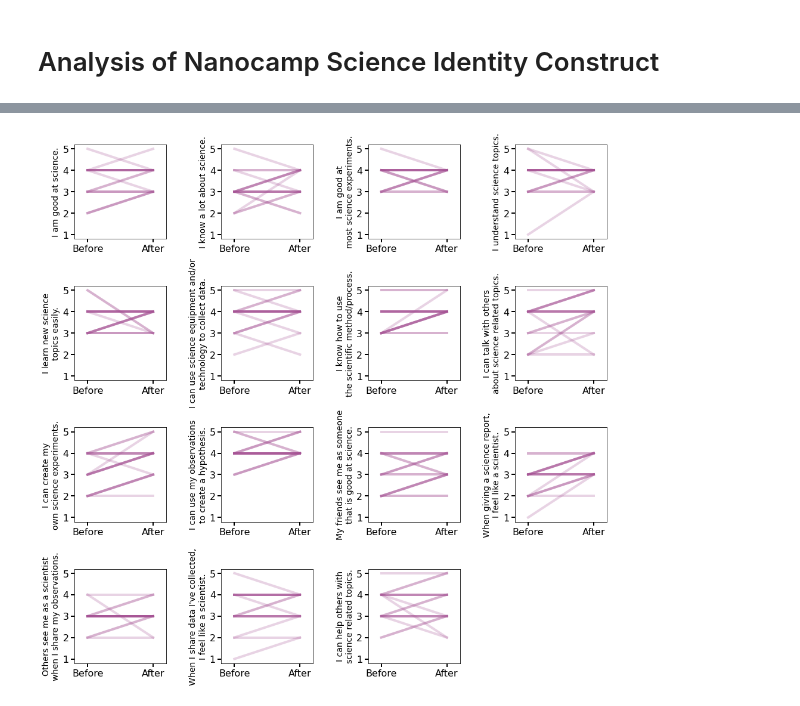
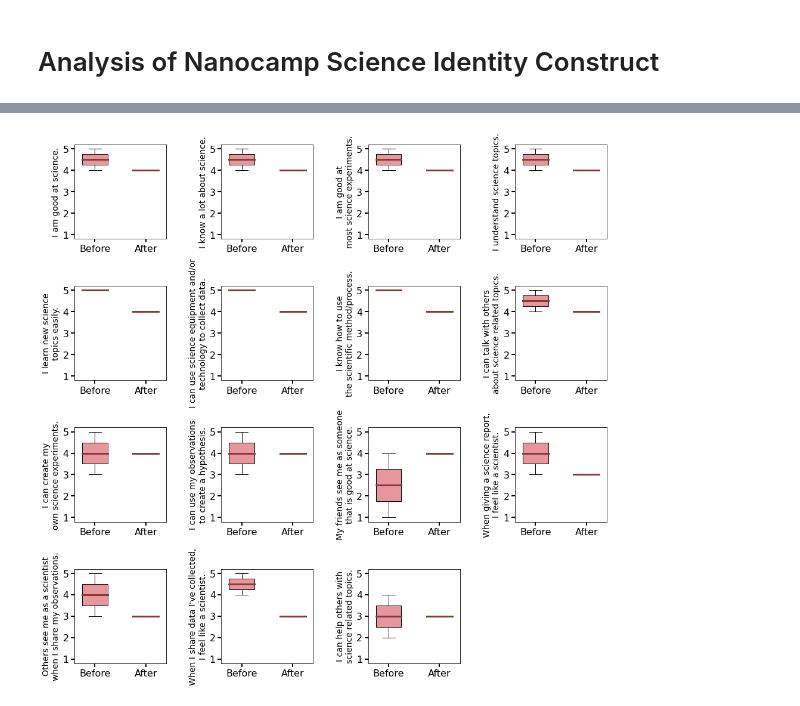
Before and after one commit to stetef/Nanocamp, a Jupyter notebook: Analysis.ipynb, the cells around one changed output, grey strips where cells are left out. Saved outputs shown, nothing was run; the diff lists cells and outputs as text; code cells hidden in the pictures.

```diff
--- a/Analysis.ipynb
+++ b/Analysis.ipynb
@@ -12,3 +14,6 @@ import re
 # %%
-df = pd.read_excel('Data/GEAR UP Nanocamp Paired Survey.xlsx')
-df.set_index('Student ID', inplace=True)
+gearup = pd.read_excel('Data/GEAR UP Nanocamp Survey.xlsx')
+gearup.set_index('Student ID', inplace=True)
+
+conted = pd.read_excel('Data/Cont Ed Nanocamp Survey.xlsx')
+conted.set_index('Student ID', inplace=True)
@@ -59,17 +42,23 @@ plt.boxplot(DATA[list(DATA.keys())[0]])
 # %%
-def plot_by_question(DATA, mode='line'):
+def plot_by_question(data_dict, mode='line', camp='gear_up'):
     ncols = 4
+    N = len(data_dict)
     nrows = N // ncols + 1
     fig, axes = plt.subplots(figsize=(ncols * 4, 4 * nrows), ncols=ncols, nrows=nrows)
     plt.subplots_adjust(wspace=0.6, hspace=0.5)
+
+    if camp == 'gearup':
+        colors = [plt.cm.tab20b(17), plt.cm.tab20b(16), plt.cm.tab20b(19)]
+    else:
+        colors = [plt.cm.tab20b(13), plt.cm.tab20b(12), plt.cm.tab20b(15)]
 
     for i in range(int(ncols * nrows)):
         row, colm = np.unravel_index(i, (nrows, ncols))
         if i >= N:
             axes[row, colm].axis('off')
         else:
-            q = list(DATA.keys())[i]
-            data = np.array(DATA[q])
+            q = list(data_dict.keys())[i]
+            data = np.array(data_dict[q])
 
             nan_indices = np.where(data == 0)
             cols = np.flip(np.sort(np.array(nan_indices).T[:, 1]))
@@ -77,13 +66,13 @@ def plot_by_question(DATA, mode='line'):
                 data = np.delete(data, col, axis=1)
 
             if mode == 'line':
-                axes[row, colm].plot(data, c=plt.cm.tab20b(17), alpha=0.25, linewidth=4)
+                axes[row, colm].plot(data, c=colors[0], alpha=0.25, linewidth=4)
                 dx = 0
                 axes[row, colm].set_xlim(dx + -0.2, dx + 1.2)
             else:
                 axes[row, colm].boxplot(data, patch_artist=True,
-                                        medianprops=dict(color=plt.cm.tab20b(16), linewidth=3),
-                                        boxprops=dict(facecolor=plt.cm.tab20b(19)))
+                                        medianprops=dict(color=colors[1], linewidth=3),
+                                        boxprops=dict(facecolor=colors[2]))
                 dx = 1
                 axes[row, colm].set_xlim(dx + -0.4, dx + 1.4)
 
@@ -102,4 +91,4 @@ def plot_by_question(DATA, mode='line'):
             axes[row, colm].set_ylim(0.8, 5.2)
             axes[row, colm].tick_params(width=2, length=6, labelsize=16)
 
-    plt.savefig(f'Figures/before_vs_after_{mode}.png', dpi=800, bbox_inches='tight')
+    plt.savefig(f'Figures/before_vs_after_{mode}_{camp}.png', dpi=800, bbox_inches='tight')
@@ -110,4 +95,7 @@ plot_by_question(DATA, mode='boxplot')
-# %%
-plot_by_question(DATA, mode='line')
-# %% [output]
-[figure, removed]
+# %%
+for i, camp in enumerate(['gearup', 'conted']):
+    if camp == 'conted':
+        plot_by_question(DATA[i], mode='boxplot', camp=camp)
+        #plot_by_question(DATA[i], mode='line', camp=camp)
+# %% [output]
+[figure, added]
```
Also changed, not shown: parts of 8 cells of this notebook, 13 other files.
